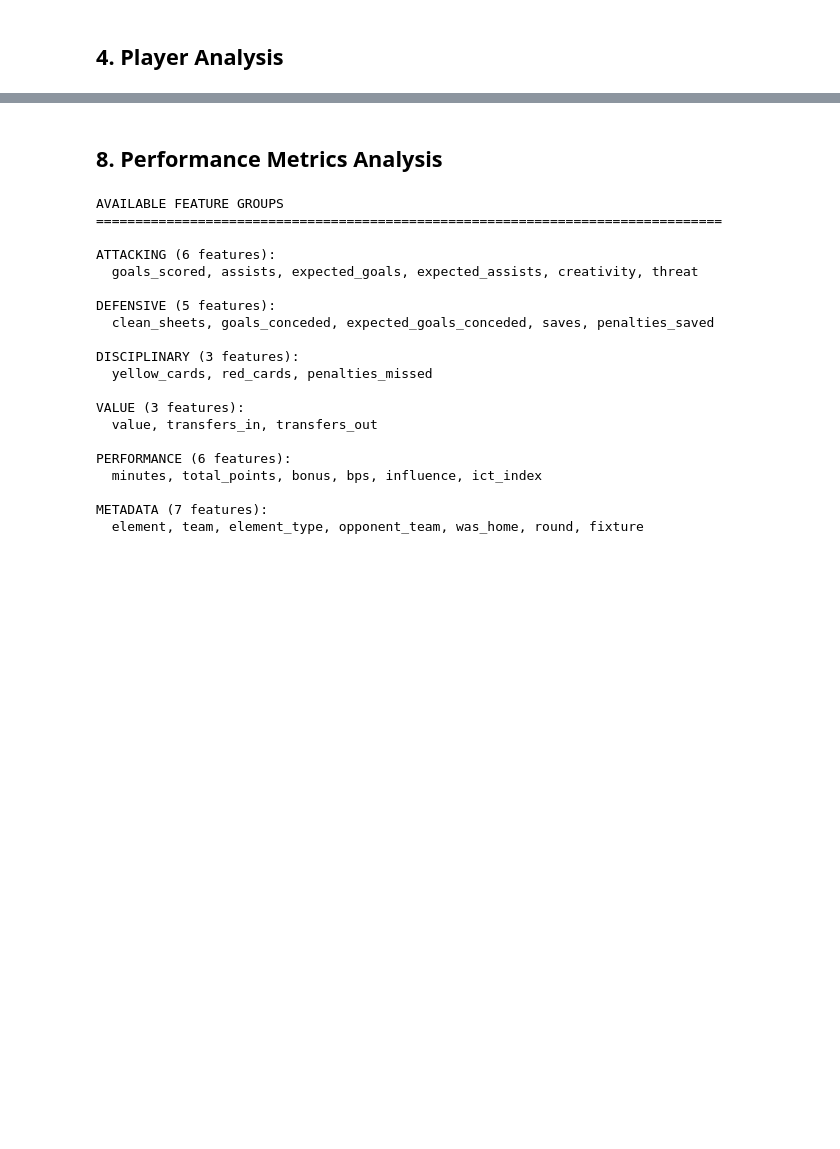
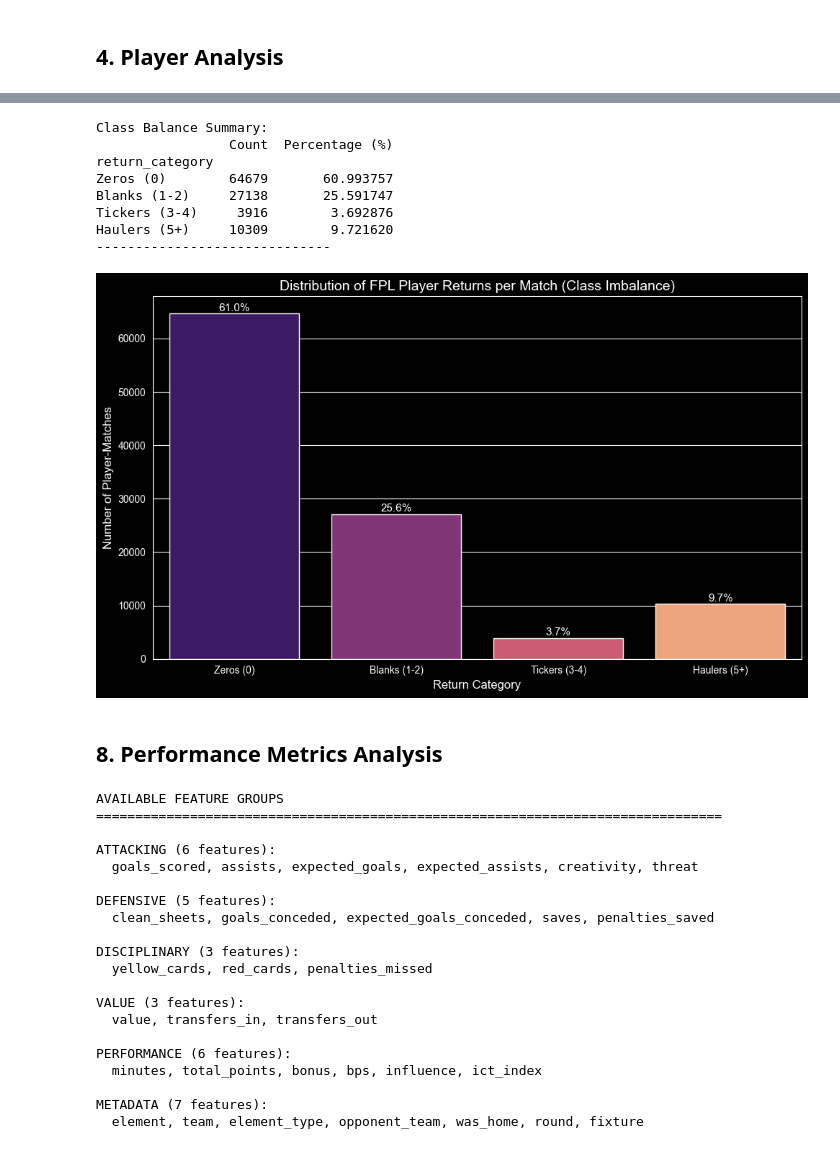
Before and after one commit to ChuckySRB/FPL-ML, a Jupyter notebook: notebooks/01_exploratory_data_analysis.ipynb, the cells around one changed output, grey strips where cells are left out. Drawn from its saved outputs; the diff is of its cells as text; code cells hidden in the pictures; blank space fills up the shorter version.

```diff
--- a/notebooks/01_exploratory_data_analysis.ipynb
+++ b/notebooks/01_exploratory_data_analysis.ipynb
@@ -390,3 +405,67 @@ Gibbs-White            MID    16           154        65
+# %%
+def categorize_fpl_returns(points):
+    if points == 0:
+        return 'Zeros (0)'
+    elif 1 <= points <= 2:
+        return 'Blanks (1-2)'
+    elif 3 <= points <= 4:
+        return 'Tickers (3-4)'
+    else:
+        return 'Haulers (5+)'
+
+# Apply the categorization to create a new column
+gameweeks_df['return_category'] = gameweeks_df['total_points'].apply(categorize_fpl_returns)
+# %%
+
+# Define the order for the plot to make it logical
+category_order = ['Zeros (0)', 'Blanks (1-2)', 'Tickers (3-4)', 'Haulers (5+)']
+
+# 1. Print the raw counts and percentages
+category_counts = gameweeks_df['return_category'].value_counts()
+category_percentages = (category_counts / len(gameweeks_df)) * 100
+
+balance_summary = pd.DataFrame({
+    'Count': category_counts,
+    'Percentage (%)': category_percentages
+}).reindex(category_order)
+
+print("Class Balance Summary:")
+print(balance_summary)
+print("-" * 30)
+
+# 2. Visualize the massive imbalance
+plt.figure(figsize=(10, 6))
+sns.countplot(
+    data=gameweeks_df,
+    x='return_category',
+    order=category_order,
+    palette='magma'
+)
+
+plt.title('Distribution of FPL Player Returns per Match (Class Imbalance)', fontsize=14)
+plt.xlabel('Return Category', fontsize=12)
+plt.ylabel('Number of Player-Matches', fontsize=12)
+
+# Add percentage labels on top of the bars
+total = len(gameweeks_df)
+for p in plt.gca().patches:
+    percentage = f'{100 * p.get_height() / total:.1f}%'
+    x = p.get_x() + p.get_width() / 2
+    y = p.get_height() + 500  # Adjust the +500 if the text overlaps the bar
+    plt.annotate(percentage, (x, y), ha='center', fontsize=11)
+
+plt.tight_layout()
+plt.show()
+# %% [output]
+Class Balance Summary:
+                 Count  Percentage (%)
+return_category
+Zeros (0)        64679       60.993757
+Blanks (1-2)     27138       25.591747
+Tickers (3-4)     3916        3.692876
+Haulers (5+)     10309        9.721620
+------------------------------
+[figure, added]
 # %% [markdown]
 ## 8. Performance Metrics Analysis
 # %%
```
Also changed, not shown: parts of 6 cells of this notebook.
